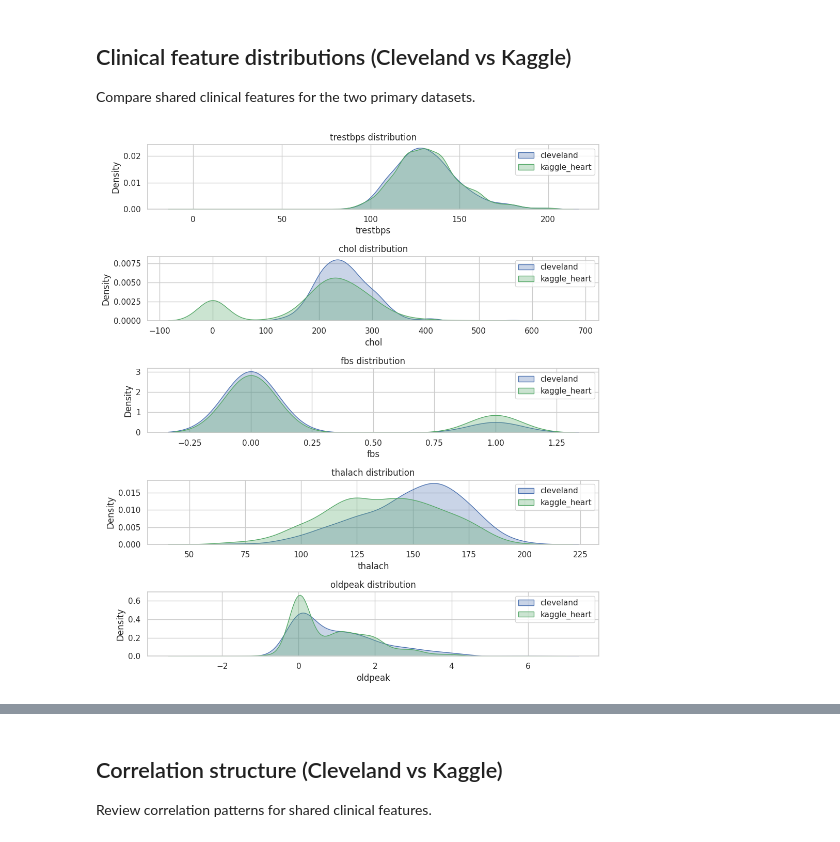
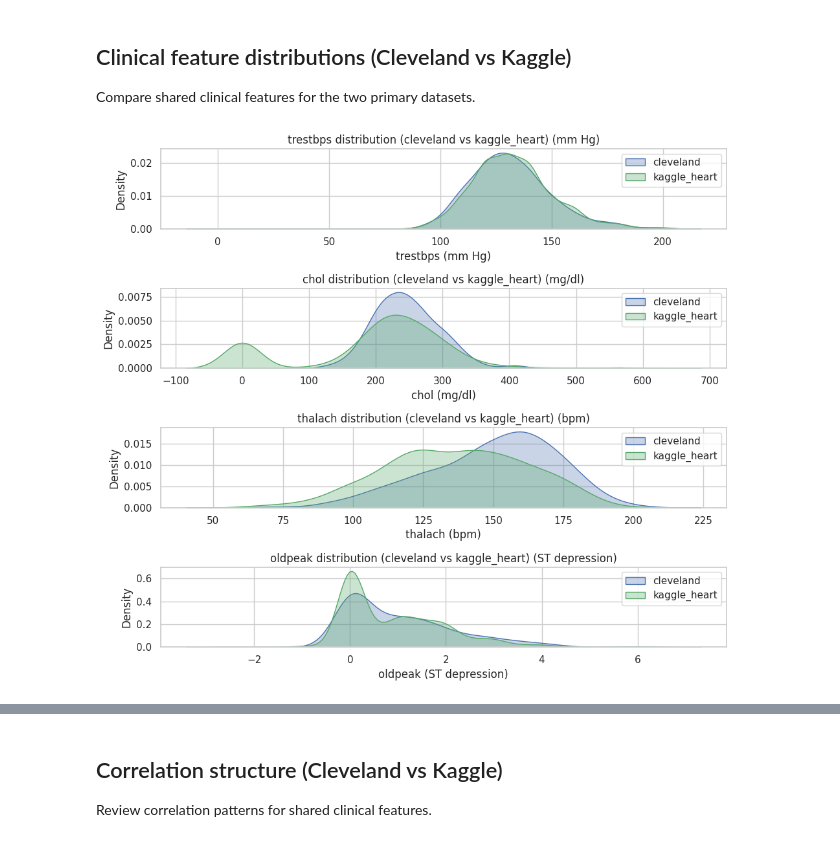
Before and after one commit to UA-Dissertation-Project-107449/FairXAI, a Jupyter notebook: notebooks/cardiac_eda.ipynb, the cells around one changed output, grey strips where cells are left out. Drawn from its saved outputs; the diff is of its cells as text; code cells hidden in the pictures.

```diff
--- a/notebooks/cardiac_eda.ipynb
+++ b/notebooks/cardiac_eda.ipynb
@@ -349,11 +639,16 @@ pd.DataFrame(target_rows)
 fig, axes = plt.subplots(1, 3, figsize=(15, 4))
 for idx, name in enumerate(DATASETS):
     df = raw[name]
-    if TARGET_COL not in df.columns or "sex_extended" not in df.columns:
+    series = resolve_sex_series(df)
+    if TARGET_COL not in df.columns or series is None:
         axes[idx].set_title(f"{name} (missing target or sex)")
         continue
-    grouped = df.groupby("sex_extended")[TARGET_COL].mean().reset_index()
-    sns.barplot(data=grouped, x="sex_extended", y=TARGET_COL, ax=axes[idx], palette=PALETTE_SEX)
+    temp = pd.DataFrame({"sex": series, TARGET_COL: df[TARGET_COL]})
+    grouped = temp.groupby("sex")[TARGET_COL].mean().reset_index()
+    sns.barplot(data=grouped, x="sex", y=TARGET_COL, ax=axes[idx], palette=PALETTE_SEX)
     axes[idx].set_title(f"{name} prevalence by sex")
+    axes[idx].set_ylabel("prevalence")
+    axes[idx].set_ylim(0, 1.05)
+    add_bar_labels(ax=axes[idx], total=1, fmt="{pct:.0%}")
 plt.tight_layout()
 # %% [output]
@@ -365,9 +660,14 @@ for idx, name in enumerate(DATASETS):
     if TARGET_COL not in df.columns or "age_group" not in df.columns:
         axes[idx].set_title(f"{name} (missing target or age_group)")
         continue
-    grouped = df.groupby("age_group")[TARGET_COL].mean().reset_index()
+    age_group = apply_age_group_order(df["age_group"], name)
+    temp = pd.DataFrame({"age_group": age_group, TARGET_COL: df[TARGET_COL]})
+    grouped = temp.groupby("age_group", observed=True)[TARGET_COL].mean().reset_index()
     sns.lineplot(data=grouped, x="age_group", y=TARGET_COL, ax=axes[idx], marker="o")
     axes[idx].set_title(f"{name} prevalence by age_group")
     axes[idx].set_xlabel("age_group")
+    axes[idx].set_ylabel("prevalence")
+    axes[idx].set_ylim(0, 1.05)
+    add_point_labels(axes[idx], grouped["age_group"], grouped[TARGET_COL])
 plt.tight_layout()
 # %% [output]
@@ -378,48 +678,82 @@ Compare shared clinical features for the two primary datasets.
 # %%
 shared_common = [info["canonical"] for info in feature_map.get("common", {}).values()]
 cleveland_df = raw["cleveland"]
 kaggle_df = raw["kaggle_heart"]
 
 plot_features = [f for f in shared_common if f in cleveland_df.columns and f in kaggle_df.columns]
 
 def numeric_series(df: pd.DataFrame, feature: str) -> pd.Series:
     return pd.to_numeric(df[feature], errors="coerce")
 
-numeric_features = []
-categorical_features = []
-for feature in plot_features:
-    clev_num = numeric_series(cleveland_df, feature)
-    kag_num = numeric_series(kaggle_df, feature)
-    if clev_num.notna().any() and kag_num.notna().any():
-        numeric_features.append(feature)
+CATEGORY_MAPPINGS = {
+    "cp": {"0": "TA", "1": "ATA", "2": "NAP", "3": "ASY", "TA": "TA", "ATA": "ATA", "NAP": "NAP", "ASY": "ASY"},
+    "restecg": {"0": "Normal", "1": "ST", "2": "LVH", "Normal": "Normal", "ST": "ST", "LVH": "LVH"},
+    "slope": {"0": "Down", "1": "Flat", "2": "Up", "Down": "Down", "Flat": "Flat", "Up": "Up"},
+    "exang": {"0": "N", "1": "Y", "N": "N", "Y": "Y"},
+    "fbs": {"0": "No", "1": "Yes", "No": "No", "Yes": "Yes"},
+}
+CATEGORY_ORDER = {
+    "cp": ["TA", "ATA", "NAP", "ASY"],
+    "restecg": ["Normal", "ST", "LVH"],
+    "slope": ["Up", "Flat", "Down"],
+    "exang": ["N", "Y"],
+    "fbs": ["No", "Yes"],
+}
+
+def standardize_category(feature: str, series: pd.Series) -> pd.Series:
+    mapping = CATEGORY_MAPPINGS.get(feature)
+    if mapping:
+        mapped = series.astype(str).map(lambda x: mapping.get(str(x), str(x)))
     else:
-        categorical_features.append(feature)
+        mapped = series.astype(str)
+    order = CATEGORY_ORDER.get(feature)
+    if order:
+        mapped = pd.Categorical(mapped, categories=order, ordered=True)
+    return mapped
+
+categorical_features = [f for f in plot_features if f in CATEGORY_MAPPINGS]
+numeric_features = [f for f in plot_features if f not in categorical_features]
 
 if numeric_features:
     fig, axes = plt.subplots(len(numeric_features), 1, figsize=(10, max(4, len(numeric_features) * 2.2)))
     if len(numeric_features) == 1:
         axes = [axes]
     for idx, feature in enumerate(numeric_features):
         sns.kdeplot(numeric_series(cleveland_df, feature).dropna(), ax=axes[idx], label="cleveland", color=PALETTE_DATASET["cleveland"], fill=True, alpha=0.3)
         sns.kdeplot(numeric_series(kaggle_df, feature).dropna(), ax=axes[idx], label="kaggle_heart", color=PALETTE_DATASET["kaggle_heart"], fill=True, alpha=0.3)
-        axes[idx].set_title(f"{feature} distribution")
+        unit = UNITS.get(feature)
+        title = f"{feature} distribution (cleveland vs kaggle_heart)" + (f" ({unit})" if unit else "")
+        axes[idx].set_title(title)
+        if unit:
+            axes[idx].set_xlabel(f"{feature} ({unit})")
         axes[idx].legend(loc="best")
     plt.tight_layout()
 else:
     print("No shared numeric features found for Cleveland vs Kaggle.")
 
 if categorical_features:
-    fig, axes = plt.subplots(len(categorical_features), 1, figsize=(10, max(4, len(categorical_features) * 2.0)))
-    if len(categorical_features) == 1:
-        axes = [axes]
+    rows = int(np.ceil(len(categorical_features) / 2))
+    fig, axes = plt.subplots(rows, 2, figsize=(12, max(4, rows * 3)))
+    axes = np.array(axes).reshape(-1)
     for idx, feature in enumerate(categorical_features):
-        clev_counts = cleveland_df[feature].astype(str).value_counts()
-        kag_counts = kaggle_df[feature].astype(str).value_counts()
-        counts_df = pd.DataFrame({"cleveland": clev_counts, "kaggle_heart": kag_counts}).fillna(0).sort_index()
-        counts_df.plot(kind="bar", ax=axes[idx], color=[PALETTE_DATASET["cleveland"], PALETTE_DATASET["kaggle_heart"]])
-        axes[idx].set_title(f"{feature} counts")
+        clev_vals = standardize_category(feature, cleveland_df[feature])
+        kag_vals = standardize_category(feature, kaggle_df[feature])
+        order = CATEGORY_ORDER.get(feature)
+        clev_counts = pd.Series(clev_vals).value_counts()
+        kag_counts = pd.Series(kag_vals).value_counts()
+        if order:
+            clev_counts = clev_counts.reindex(order, fill_value=0)
+            kag_counts = kag_counts.reindex(order, fill_value=0)
+        counts_df = pd.DataFrame({"cleveland": clev_counts, "kaggle_heart": kag_counts}).fillna(0)
+        pct_df = counts_df.div(counts_df.sum(axis=0), axis=1)
+        pct_df.plot(kind="bar", ax=axes[idx], color=[PALETTE_DATASET["cleveland"], PALETTE_DATASET["kaggle_heart"]])
+        add_grouped_bar_labels(axes[idx], counts_df)
+        axes[idx].set_title(f"{feature} proportions (cleveland vs kaggle_heart)")
         axes[idx].set_xlabel(feature)
-        axes[idx].set_ylabel("count")
+        axes[idx].set_ylabel("proportion")
+        axes[idx].set_ylim(0, 1.05)
+    for extra_ax in axes[len(categorical_features):]:
+        extra_ax.axis("off")
     plt.tight_layout()
 # %% [output]
-[figure, old version]
+[figure, new version]
```
Also changed, not shown: parts of 32 cells of this notebook, 2 other files.
